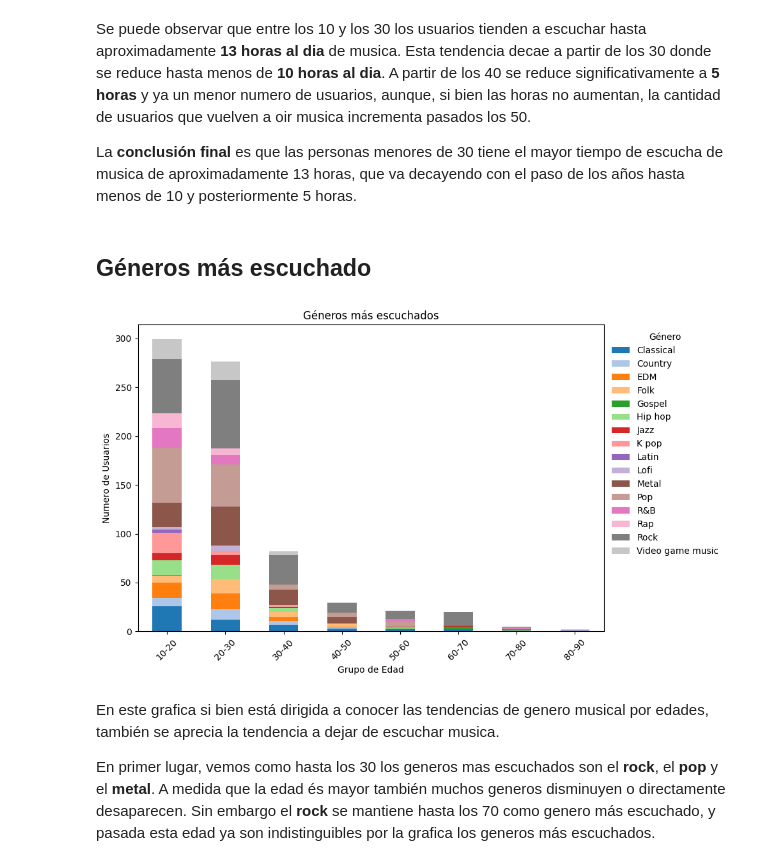
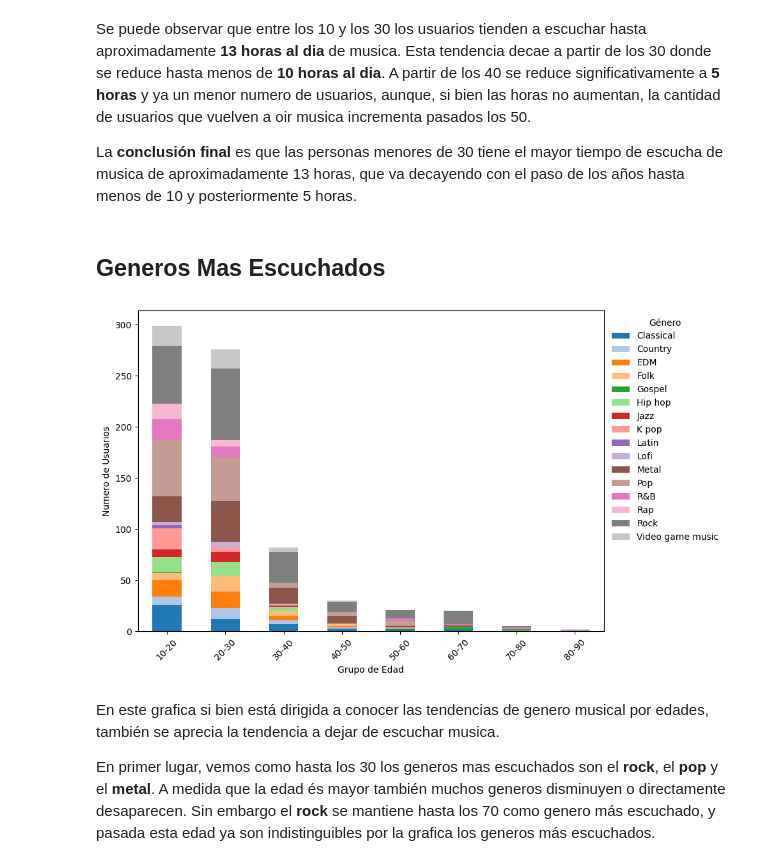
Before and after one commit to daobaa/M14Datasets, a Jupyter notebook: Project.ipynb, the cells around one changed output. Saved outputs shown, nothing was run; the diff lists cells and outputs as text; code cells hidden in the pictures.

```diff
--- a/Project.ipynb
+++ b/Project.ipynb
@@ -49,30 +47,29 @@ Se puede observar que entre los 10 y los 30 los usuarios tienden a escuchar hast
 
 La **conclusión final** es que las personas menores de 30 tiene el mayor tiempo de escucha de musica de aproximadamente 13 horas, que va decayendo con el paso de los años hasta menos de 10 y posteriormente 5 horas.
 # %% [markdown]
-## Géneros más escuchado
+## Generos Mas Escuchados
 # %%
 from imports import *
 
 bins = [0, 10, 20, 30, 40, 50, 60, 70, 80, 90]
 labels = ["0-10", "10-20", "20-30", "30-40", "40-50", "50-60", "60-70", "70-80", "80-90"]
 df['decada'] = pd.cut(df['Age'], bins=bins, labels=labels, right=False)
 
 colors = plt.cm.tab20.colors
 
 platform_counts = df.groupby(['decada', 'Fav genre'], observed=True).size().unstack()
 
 platform_counts.plot(kind='bar', stacked=True, figsize=(10, 6), color=colors)
 
-plt.title('Géneros más escuchados')
 plt.xlabel('Grupo de Edad')
 plt.ylabel('Numero de Usuarios')
 plt.xticks(rotation=45)
 plt.legend(title='Género', loc='upper left', bbox_to_anchor=(1.0, 1.0), frameon=False)
 plt.tight_layout()
 
 plt.show()
 # %% [output]
-[figure, old version]
+[figure, new version]
 # %% [markdown]
 En este grafica si bien está dirigida a conocer las tendencias de genero musical por edades, también se aprecia la tendencia a dejar de escuchar musica.
 
```
Also changed, not shown: parts of 16 cells of this notebook.
